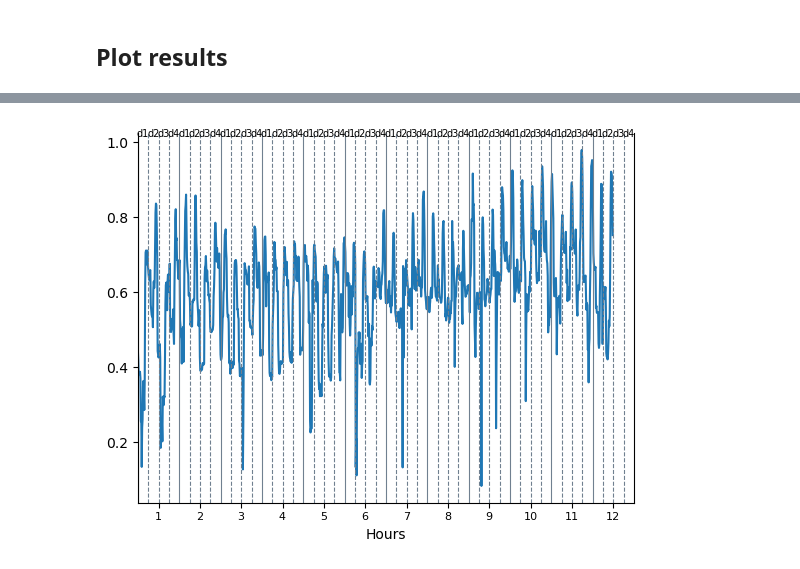
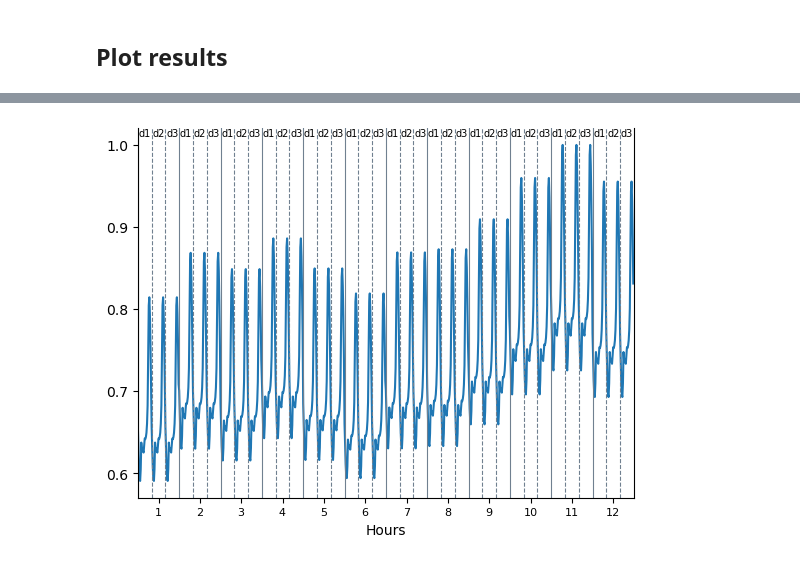
Before and after one commit to ESMAP-World-Bank-Group/Planning-tools, a Jupyter notebook: representative_days.ipynb, the cells around one changed output, grey strips where cells are left out. Cells and saved outputs as stored; diff of their text form; code cells hidden in the pictures.

```diff
--- a/representative_days.ipynb
+++ b/representative_days.ipynb
@@ -14,6 +15,9 @@ from utils import get_years_renewables, find_special_days, format_optim_repr_day
 ### User input parameters (to manually change)
 # %%
 name_data = 'guinea' # Name of the zone, used to name the folder where the data is stored
+main_folder = os.path.join('data', name_data)
+if not os.path.exists(main_folder):
+    os.makedirs(main_folder)
 
 extract_renewables = {'solar': False, 'wind': False} # Set to True to extract data from Renewables Ninja
 
@@ -25,21 +29,14 @@ end_year = 2024
 # %% [markdown]
 ### Create the folder structure
 # %%
-folder_raw_data = 'data'
+folder_raw_data = os.path.join(main_folder, 'raw_data')
 # Make folder
 if not os.path.exists(folder_raw_data):
     os.makedirs(folder_raw_data)
-folder_raw_data = os.path.join(folder_raw_data, name_data)
-if not os.path.exists(folder_raw_data):
-    os.makedirs(folder_raw_data)
 
-folder_process_data = 'parse_data'
-# Make folder
-if not os.path.exists(folder_process_data):
-    os.makedirs(folder_process_data)
-folder_process_data = os.path.join(folder_process_data, name_data)
-if not os.path.exists(folder_process_data):
-    os.makedirs(folder_process_data)
+main_folder = os.path.join(main_folder, 'repr_days')
+if not os.path.exists(main_folder):
+    os.makedirs(main_folder)
 # %% [markdown]
 ### 1. Extract data from Renewables Ninja
 # %% [markdown]
@@ -114,9 +118,10 @@ plot_repr_variable(df)
 # %%
-# Plot PV profile
-path_file = os.path.join(folder_process_data, 'pDemandProfile_{}.csv'.format(name_data))
-df = pd.read_csv(path_file, index_col=[0, 1, 2, 3])
+# Plot Demand profile
+path_file = os.path.join(main_folder, 'pDemandProfile_{}.csv'.format(name_data))
+df = pd.read_csv(path_file, index_col=[0, 1, 2])
 df = df.droplevel('zone', axis=0)
 df = df.stack()
-plot_repr_variable(df)
+df.index.names = ['season', 'day', 'hour']
+plot_dispatch(df)
 # %% [output]
-[figure, old version]
+[figure, new version]
```
Also changed, not shown: parts of 5 cells of this notebook, 2 other files.
